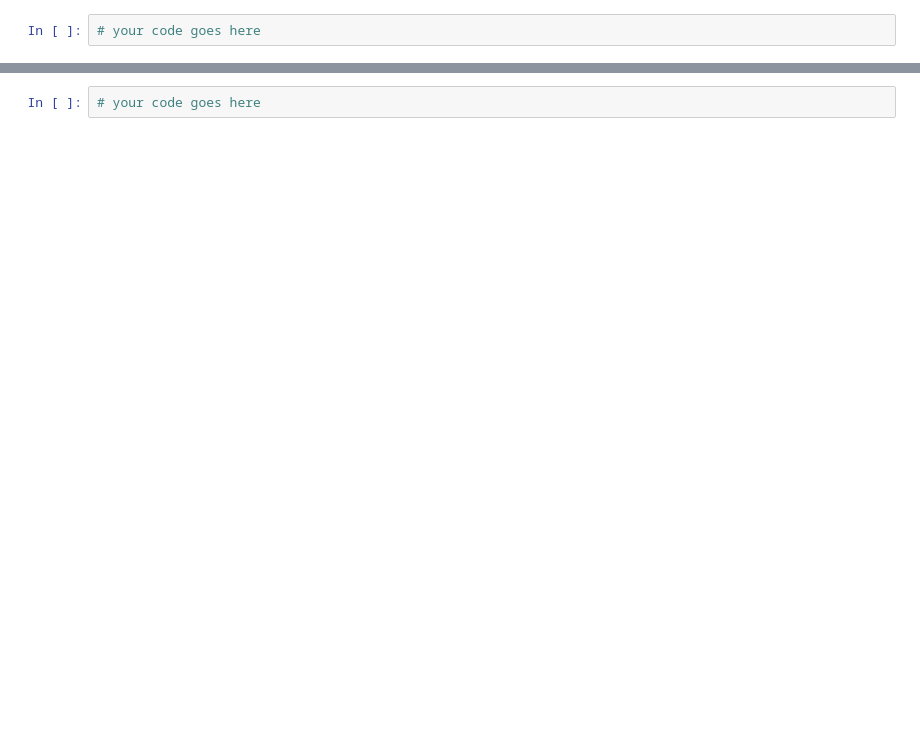
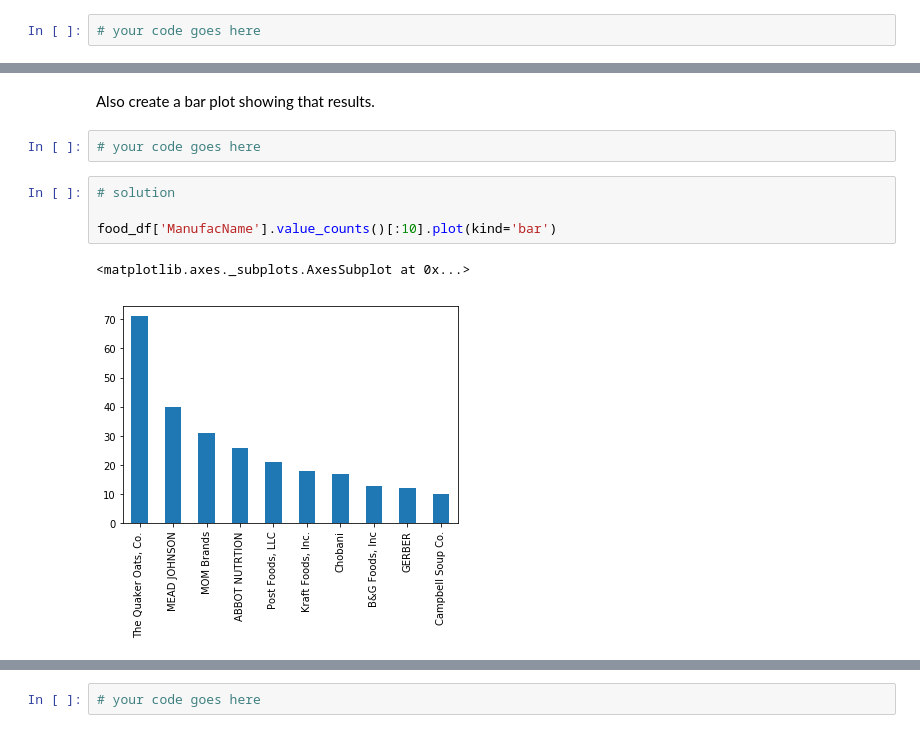
Before and after one commit to rahmah7/RDP-health-and-obesity-trends, a Jupyter notebook: Project.ipynb, the cells around one changed output, grey strips where cells are left out. Cells and saved outputs as stored; diff of their text form; blank space fills up the shorter version.

```diff
--- a/Project.ipynb
+++ b/Project.ipynb
@@ -63,3 +134,14 @@ food_df['ManufacName'].unique()
+# %% [markdown]
+Also create a bar plot showing that results.
+# %%
+# your code goes here
+# %%
+# solution
+
+food_df['ManufacName'].value_counts()[:10].plot(kind='bar')
+# %% [output]
+<matplotlib.axes._subplots.AxesSubplot at 0x...>
+[figure, added]
 # %% [markdown]
 ![green-divider](https://user-images.githubusercontent.com/7065401/52071924-c003ad80-2562-11e9-8297-1c6595f8a7ff.png)
 
```
Also changed, not shown: parts of 55 cells of this notebook.
